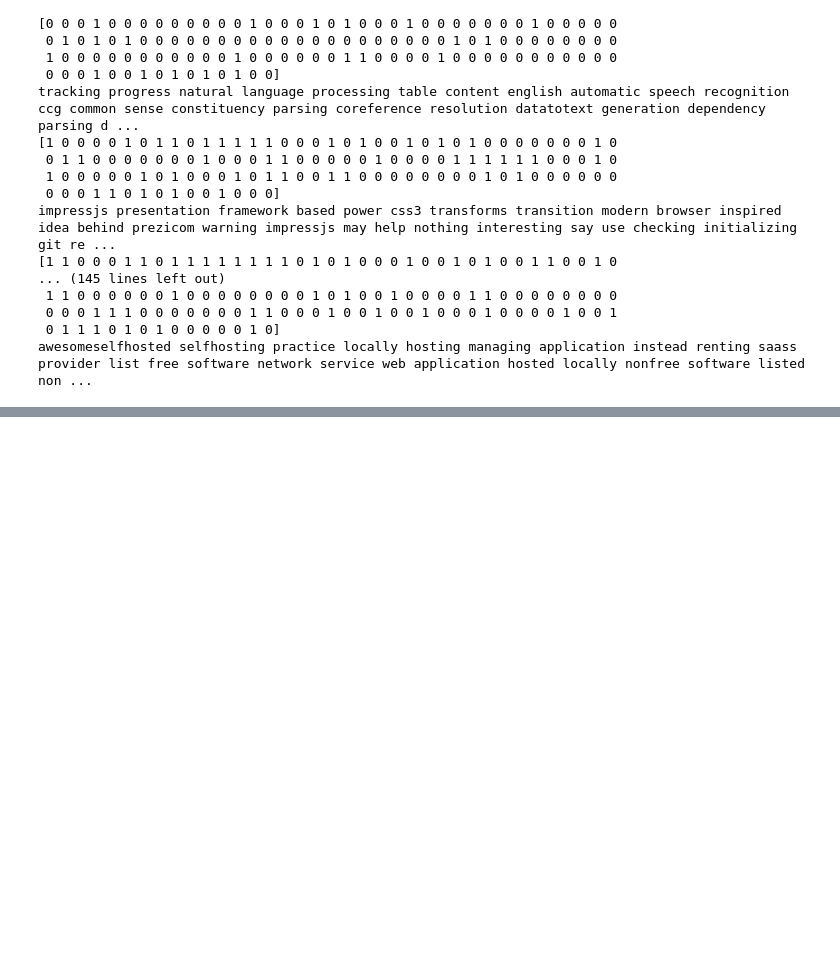
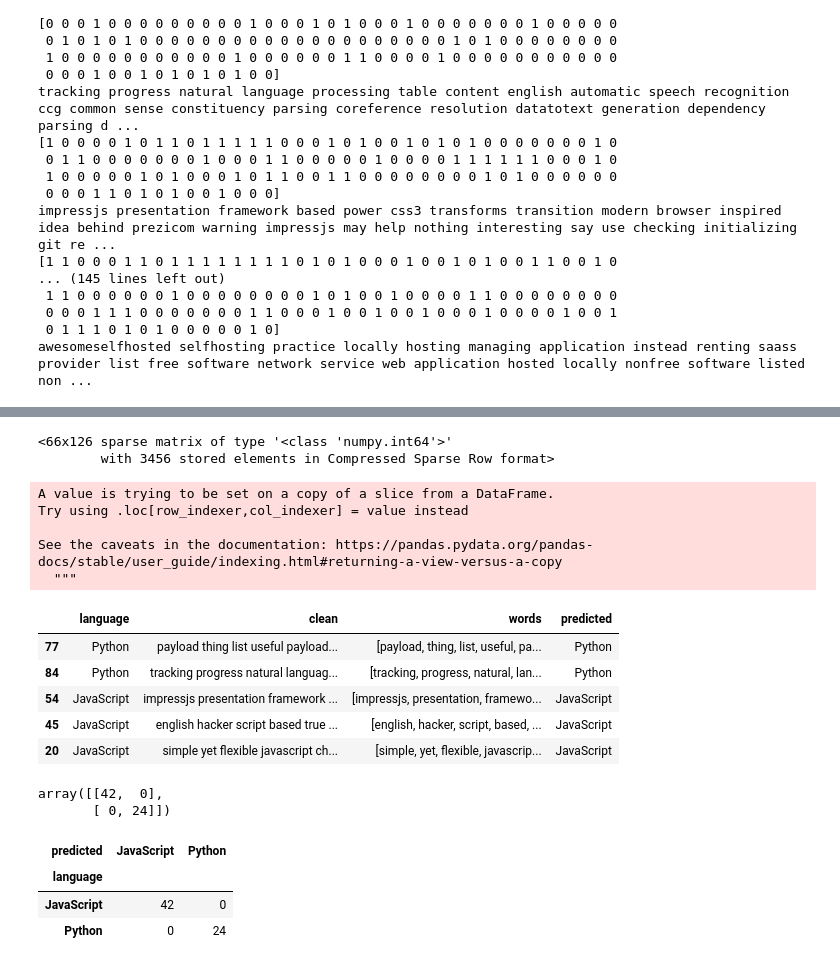
Before and after one commit to Brandon-Martinez27/nlp_project, a Jupyter notebook: acquire_nlp.ipynb, the cells around one changed output, grey strips where cells are left out. Drawn from its saved outputs; the diff is of its cells as text; code cells hidden in the pictures; blank space fills up the shorter version.

Commit message:
basic MVP up to modeling complete

```diff
--- a/acquire_nlp.ipynb
+++ b/acquire_nlp.ipynb
@@ -884,0 +947,47 @@ NameError: name 'tfidf' is not defined
+# %%
+# Creating the datasets:
+y = train['language']
+
+X_bow = bow
+
+X_tfidf = tfidf_sparse_matrix
+# %%
+X_bow
+# %% [output]
+<66x126 sparse matrix of type '<class 'numpy.int64'>'
+        with 3456 stored elements in Compressed Sparse Row format>
+# %%
+from sklearn.linear_model import LogisticRegression
+
+lm = LogisticRegression().fit(X_bow, y)
+
+train['predicted'] = lm.predict(X_bow)
+# %% [output]
+A value is trying to be set on a copy of a slice from a DataFrame.
+Try using .loc[row_indexer,col_indexer] = value instead
+
+See the caveats in the documentation: https://pandas.pydata.org/pandas-docs/stable/user_guide/indexing.html#returning-a-view-versus-a-copy
+  """
+# %%
+train.head()
+# %% [output]
+|  | language | clean | words | predicted |
+| 77 | Python | payload thing list useful payload... | [payload, thing, list, useful, pa... | Python |
+| 84 | Python | tracking progress natural languag... | [tracking, progress, natural, lan... | Python |
+| 54 | JavaScript | impressjs presentation framework ... | [impressjs, presentation, framewo... | JavaScript |
+| 45 | JavaScript | english hacker script based true ... | [english, hacker, script, based, ... | JavaScript |
+| 20 | JavaScript | simple yet flexible javascript ch... | [simple, yet, flexible, javascrip... | JavaScript |
+# %%
+from sklearn.metrics import confusion_matrix, classification_report
+
+confusion_matrix(train.language, train.predicted)
+# %% [output]
+array([[42,  0],
+       [ 0, 24]])
+# %%
+pd.crosstab(train.language, train.predicted)
+# %% [output]
+| predicted | JavaScript | Python |
+| language |  |  |
+| JavaScript | 42 | 0 |
+| Python | 0 | 24 |
```
Also changed, not shown: parts of 9 cells of this notebook.
